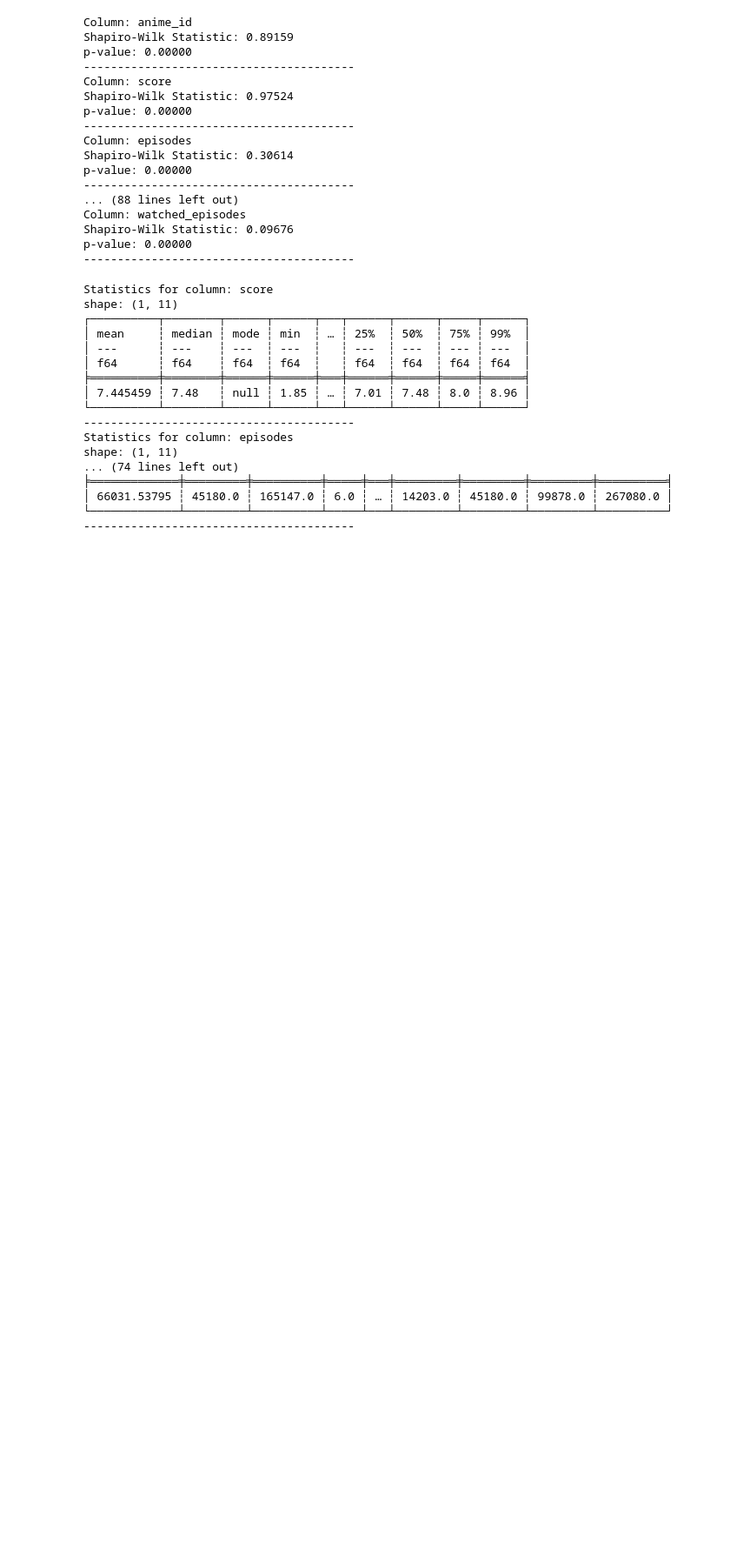
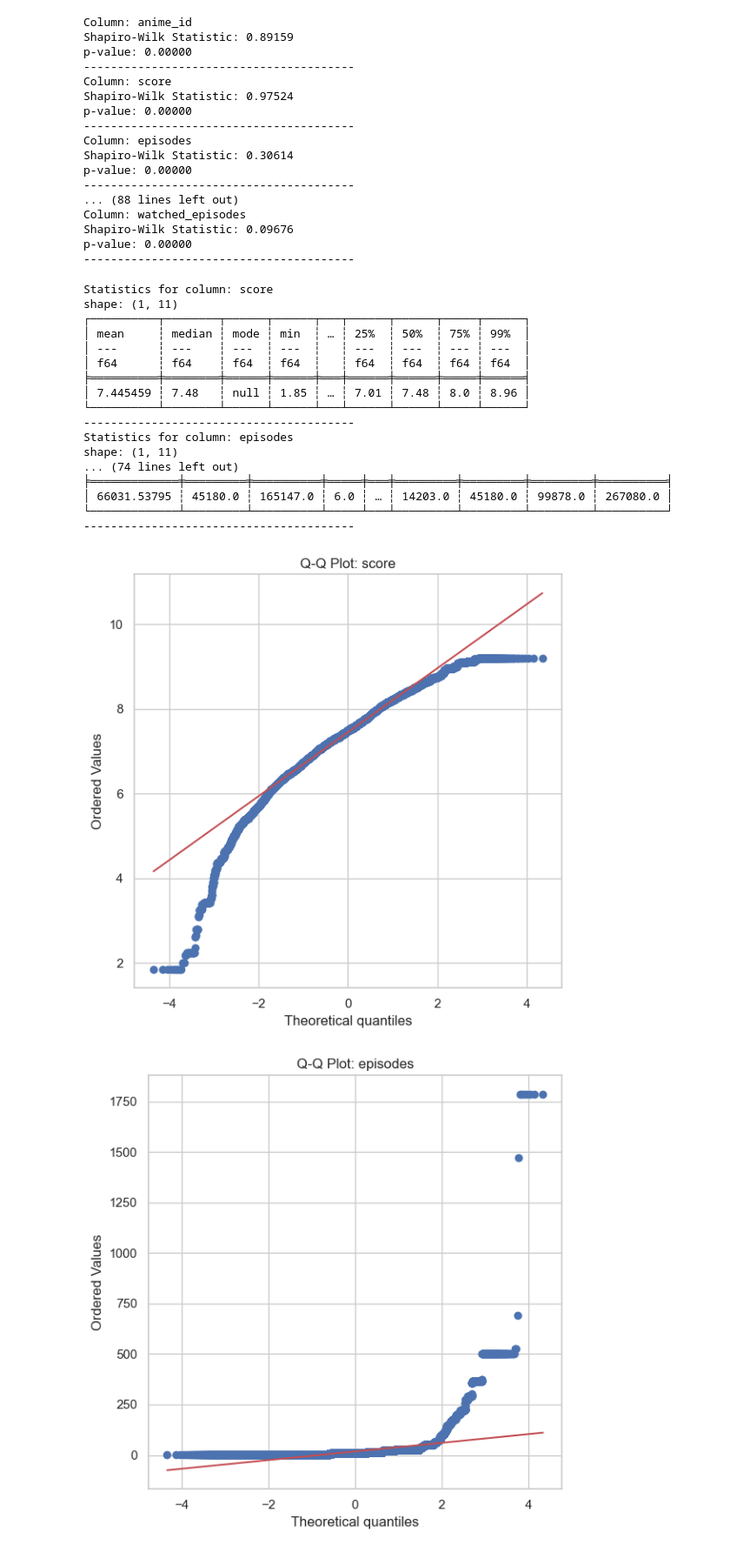
Before and after one commit to Nubily44/CD_EP, a Jupyter notebook: analise_exploratoria.ipynb, the cells around one changed output. Shown at 87% size. Drawn from its saved outputs; the diff is of its cells as text; code cells hidden in the pictures; blank space fills up the shorter version.

Commit message:
qq plots for numeric columns

```diff
--- a/analise_exploratoria.ipynb
+++ b/analise_exploratoria.ipynb
@@ -195,3 +195,23 @@ shape: (1, 11)
 │ 66031.53795 ┆ 45180.0 ┆ 165147.0 ┆ 6.0 ┆ … ┆ 14203.0 ┆ 45180.0 ┆ 99878.0 ┆ 267080.0 │
 └─────────────┴─────────┴──────────┴─────┴───┴─────────┴─────────┴─────────┴──────────┘
 ----------------------------------------
+# %%
+from scipy import stats
+
+for col in numeric_analysis_cols:
+    data = (
+        df
+        .select(col)
+        .drop_nulls()
+        .to_series()
+        .to_numpy()
+    )
+
+    plt.figure(figsize=(6, 6))
+    stats.probplot(data, dist="norm", plot=plt)
+    plt.title(f"Q-Q Plot: {col}")
+    plt.tight_layout()
+    plt.show()
+# %% [output]
+[figure, added]
+[figure, added]
```
Also changed, not shown: parts of 1 cell of this notebook.
